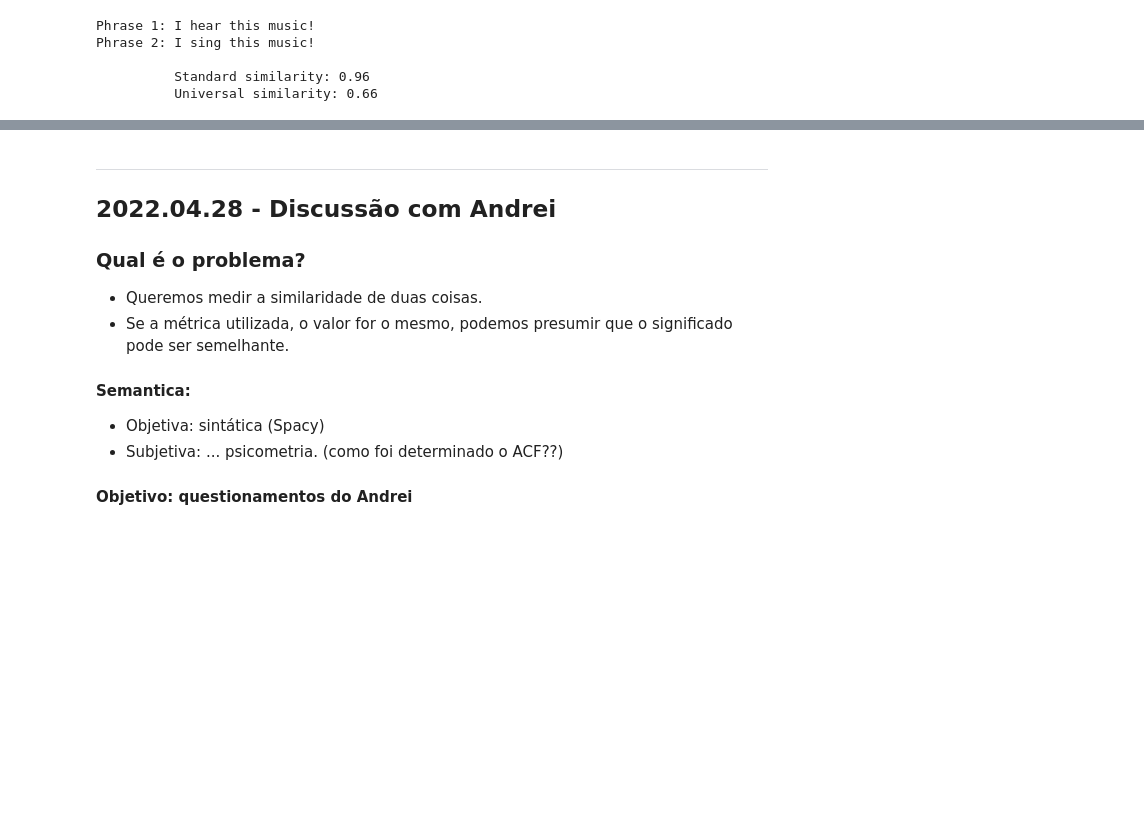
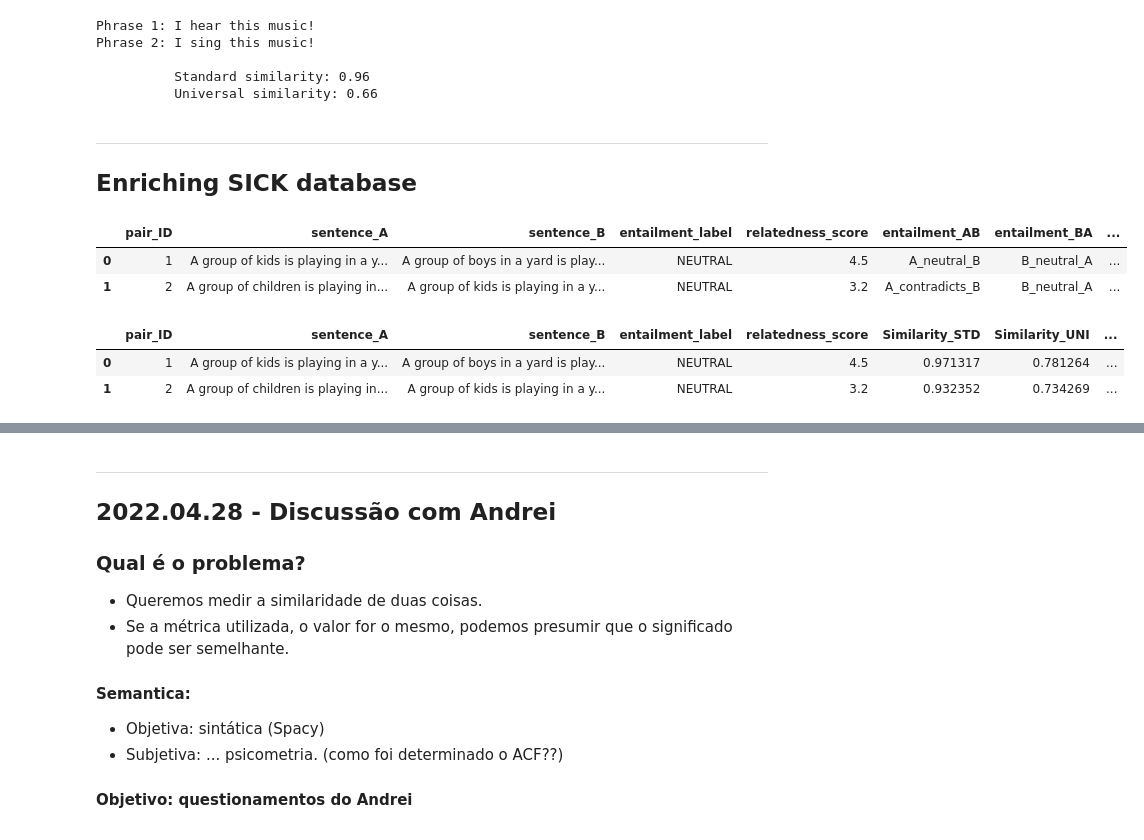
Before and after one commit to tbnsilveira/semantic_classifier, a Jupyter notebook: source/Exp_05b_SICK.ipynb, the cells around one changed output, grey strips where cells are left out. Drawn from its saved outputs; the diff is of its cells as text; code cells hidden in the pictures; blank space fills up the shorter version.

```diff
--- a/source/Exp_05b_SICK.ipynb
+++ b/source/Exp_05b_SICK.ipynb
@@ -326,3 +326,13 @@ Phrase 2: I sing this music!
 
           Standard similarity: 0.96
           Universal similarity: 0.66
+# %% [markdown]
+----
+## Enriching SICK database
+# %%
+## Reading a sample of the SICK dataset:
+data_sick.head(2)
+# %% [output]
+|  | pair_ID | sentence_A | sentence_B | entailment_label | relatedness_score | entailment_AB | entailment_BA | ... |
+| 0 | 1 | A group of kids is playing in a y... | A group of boys in a yard is play... | NEUTRAL | 4.5 | A_neutral_B | B_neutral_A | ... |
+| 1 | 2 | A group of children is playing in... | A group of kids is playing in a y... | NEUTRAL | 3.2 | A_contradicts_B | B_neutral_A | ... |
@@ -328,0 +346,6 @@ Phrase 2: I sing this music!
+# %%
+data_sick.head(2)
+# %% [output]
+|  | pair_ID | sentence_A | sentence_B | entailment_label | relatedness_score | Similarity_STD | Similarity_UNI | ... |
+| 0 | 1 | A group of kids is playing in a y... | A group of boys in a yard is play... | NEUTRAL | 4.5 | 0.971317 | 0.781264 | ... |
+| 1 | 2 | A group of children is playing in... | A group of kids is playing in a y... | NEUTRAL | 3.2 | 0.932352 | 0.734269 | ... |
```
Also changed, not shown: parts of 6 cells of this notebook.
